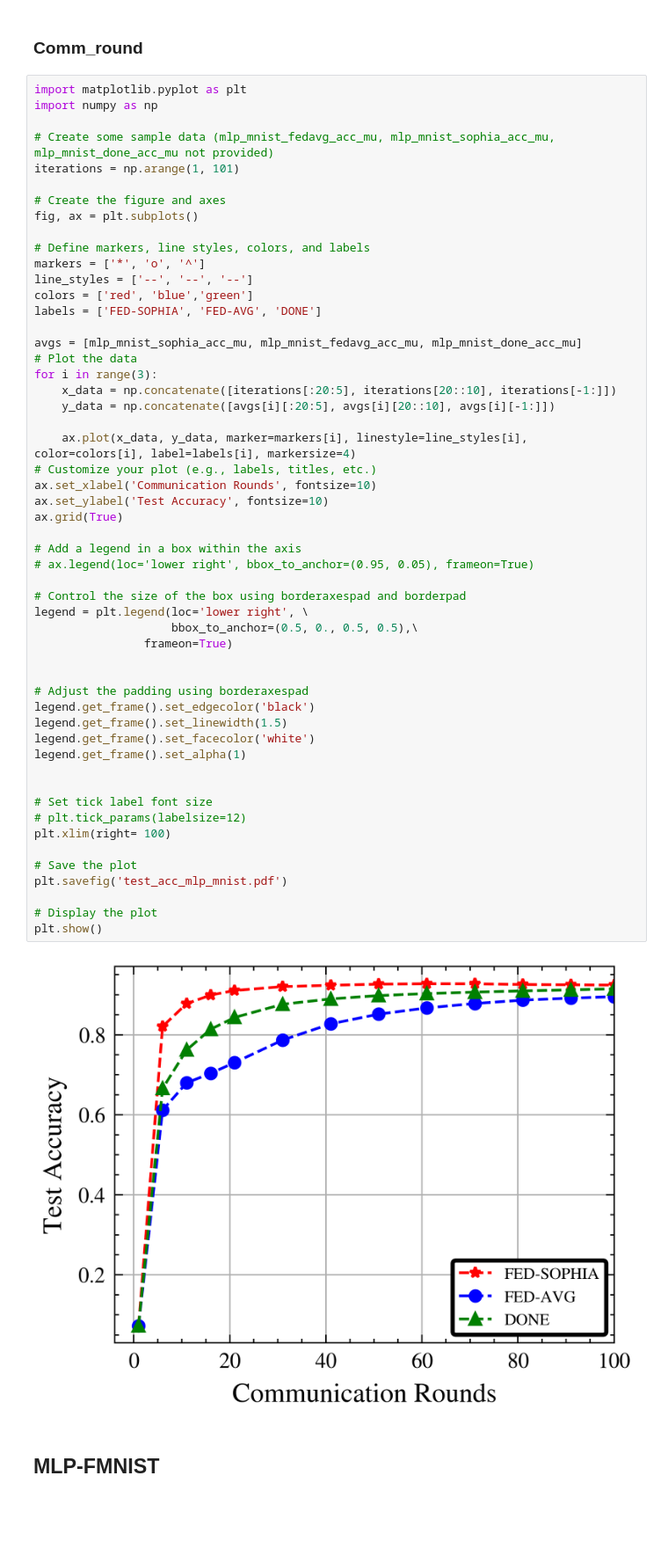
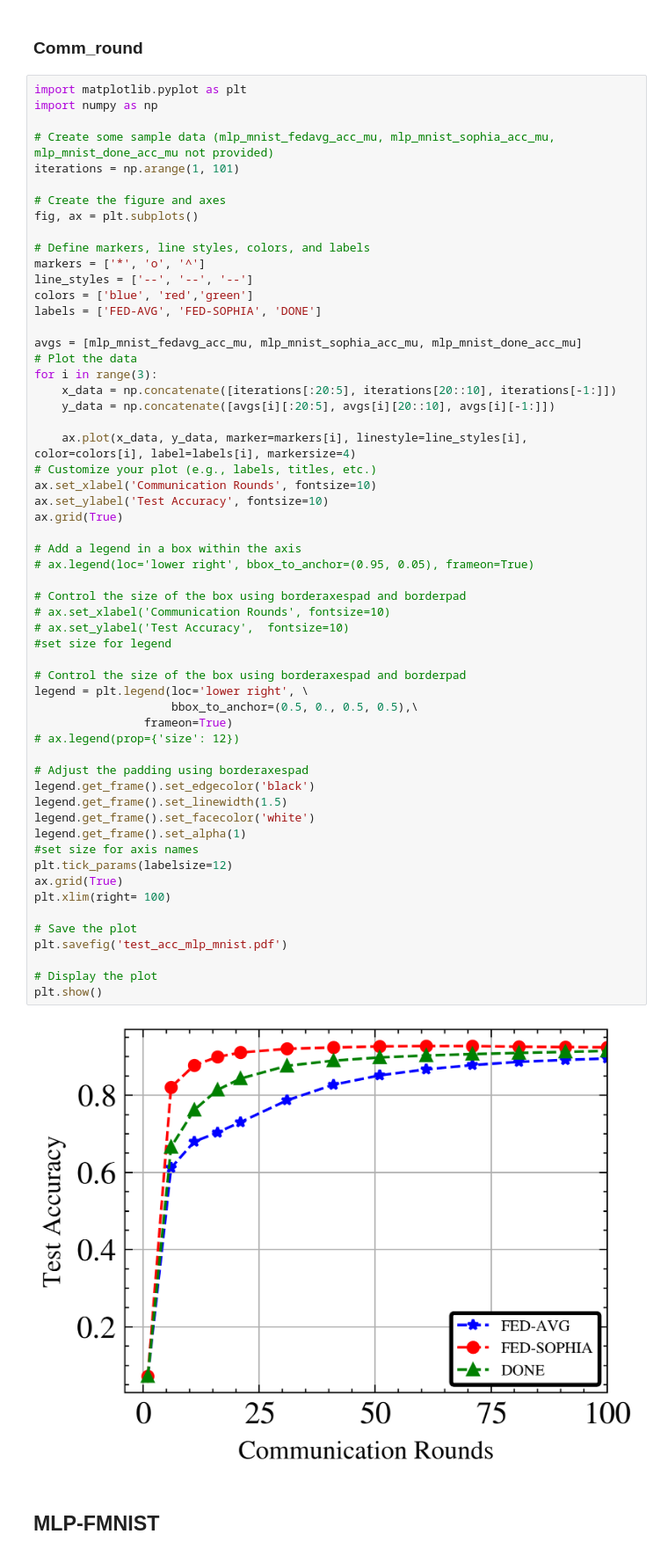
Before and after one commit to Ahmed-Khaled-Saleh/Fed-Sophia-pytorch, a Jupyter notebook: y_Results_clean.ipynb, the cells around one changed output. Shown at 88% size. Cells and saved outputs as stored; diff of their text form; blank space fills up the shorter version.

```diff
--- a/y_Results_clean.ipynb
+++ b/y_Results_clean.ipynb
@@ -158,48 +158,52 @@ fig, ax = plt.subplots()
 # Define markers, line styles, colors, and labels
 markers = ['*', 'o', '^']
 line_styles = ['--', '--', '--']
-colors = ['red', 'blue','green']
-labels = ['FED-SOPHIA', 'FED-AVG', 'DONE']
+colors = ['blue', 'red','green']
+labels = ['FED-AVG', 'FED-SOPHIA', 'DONE']
 
-avgs = [mlp_mnist_sophia_acc_mu, mlp_mnist_fedavg_acc_mu, mlp_mnist_done_acc_mu]
+avgs = [mlp_mnist_fedavg_acc_mu, mlp_mnist_sophia_acc_mu, mlp_mnist_done_acc_mu]
 # Plot the data
 for i in range(3):
     x_data = np.concatenate([iterations[:20:5], iterations[20::10], iterations[-1:]])
     y_data = np.concatenate([avgs[i][:20:5], avgs[i][20::10], avgs[i][-1:]])
 
     ax.plot(x_data, y_data, marker=markers[i], linestyle=line_styles[i], color=colors[i], label=labels[i], markersize=4)
 # Customize your plot (e.g., labels, titles, etc.)
 ax.set_xlabel('Communication Rounds', fontsize=10)
 ax.set_ylabel('Test Accuracy', fontsize=10)
 ax.grid(True)
 
 # Add a legend in a box within the axis
 # ax.legend(loc='lower right', bbox_to_anchor=(0.95, 0.05), frameon=True)
 
 # Control the size of the box using borderaxespad and borderpad
+# ax.set_xlabel('Communication Rounds', fontsize=10)
+# ax.set_ylabel('Test Accuracy',  fontsize=10)
+#set size for legend
+
+# Control the size of the box using borderaxespad and borderpad
 legend = plt.legend(loc='lower right', \
                     bbox_to_anchor=(0.5, 0., 0.5, 0.5),\
                 frameon=True)
-
+# ax.legend(prop={'size': 12})
 
 # Adjust the padding using borderaxespad
 legend.get_frame().set_edgecolor('black')
 legend.get_frame().set_linewidth(1.5)
 legend.get_frame().set_facecolor('white')
 legend.get_frame().set_alpha(1)
-
-
-# Set tick label font size
-# plt.tick_params(labelsize=12)
+#set size for axis names
+plt.tick_params(labelsize=12)
+ax.grid(True)
 plt.xlim(right= 100)
 
 # Save the plot
 plt.savefig('test_acc_mlp_mnist.pdf')
 
 # Display the plot
 plt.show()
 # %% [output]
-[figure, old version]
+[figure, new version]
 # %% [markdown]
 ## MLP-FMNIST
 # %%
```
Also changed, not shown: parts of 5 cells of this notebook, 10 other files.
